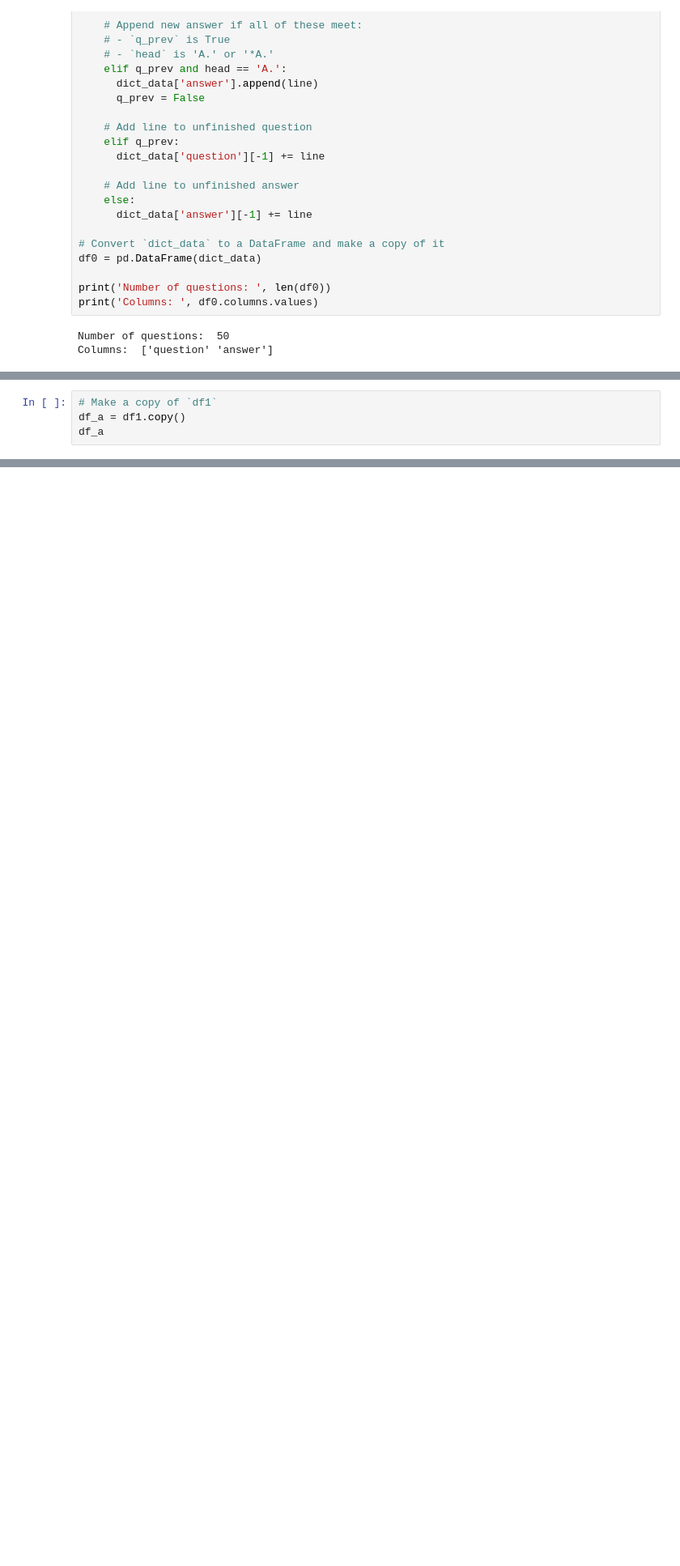
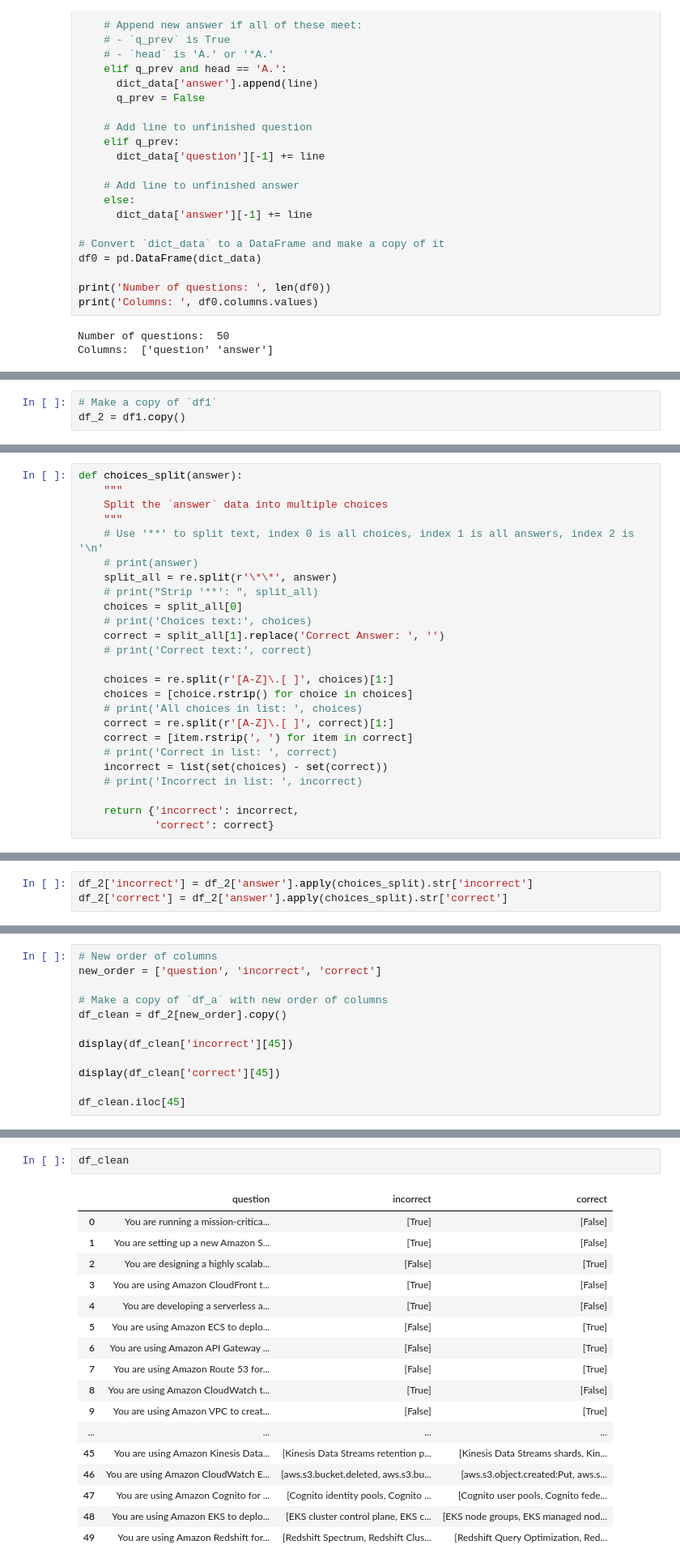
Before and after one commit to linhnde/quiz-data-processing, a Jupyter notebook: reengineer_data.ipynb, the cells around one changed output, grey strips where cells are left out. Shown at 81% size. Cells and saved outputs as stored; diff of their text form; blank space fills up the shorter version.

```diff
--- a/reengineer_data.ipynb
+++ b/reengineer_data.ipynb
@@ -126,4 +130,3 @@ df1['question'] = df1['question'].str.replace('^(?:[1-9]\d{0,4})\s\-\s', '', reg
 # %%
 # Make a copy of `df1`
-df_a = df1.copy()
-df_a
+df_2 = df1.copy()
@@ -400,0 +157,25 @@ df_final.loc[0][incorrect_col].tolist()
+# %%
+def choices_split(answer):
+    """
+    Split the `answer` data into multiple choices
+    """
+    # Use '**' to split text, index 0 is all choices, index 1 is all answers, index 2 is '\n'
+    # print(answer)
+    split_all = re.split(r'\*\*', answer)
+    # print("Strip '**': ", split_all)
+    choices = split_all[0]
+    # print('Choices text:', choices)
+    correct = split_all[1].replace('Correct Answer: ', '')
+    # print('Correct text:', correct)
+
+    choices = re.split(r'[A-Z]\.[ ]', choices)[1:]
+    choices = [choice.rstrip() for choice in choices]
+    # print('All choices in list: ', choices)
+    correct = re.split(r'[A-Z]\.[ ]', correct)[1:]
+    correct = [item.rstrip(', ') for item in correct]
+    # print('Correct in list: ', correct)
+    incorrect = list(set(choices) - set(correct))
+    # print('Incorrect in list: ', incorrect)
+
+    return {'incorrect': incorrect,
+            'correct': correct}
@@ -400,0 +194,3 @@ df_final.loc[0][incorrect_col].tolist()
+# %%
+df_2['incorrect'] = df_2['answer'].apply(choices_split).str['incorrect']
+df_2['correct'] = df_2['answer'].apply(choices_split).str['correct']
@@ -400,0 +203,12 @@ df_final.loc[0][incorrect_col].tolist()
+# %%
+# New order of columns
+new_order = ['question', 'incorrect', 'correct']
+
+# Make a copy of `df_a` with new order of columns
+df_clean = df_2[new_order].copy()
+
+display(df_clean['incorrect'][45])
+
+display(df_clean['correct'][45])
+
+df_clean.iloc[45]
@@ -400,0 +223,20 @@ df_final.loc[0][incorrect_col].tolist()
+# %%
+df_clean
+# %% [output]
+|  | question | incorrect | correct |
+| 0 | You are running a mission-critica... | [True] | [False] |
+| 1 | You are setting up a new Amazon S... | [True] | [False] |
+| 2 | You are designing a highly scalab... | [False] | [True] |
+| 3 | You are using Amazon CloudFront t... | [True] | [False] |
+| 4 | You are developing a serverless a... | [True] | [False] |
+| 5 | You are using Amazon ECS to deplo... | [False] | [True] |
+| 6 | You are using Amazon API Gateway ... | [False] | [True] |
+| 7 | You are using Amazon Route 53 for... | [False] | [True] |
+| 8 | You are using Amazon CloudWatch t... | [True] | [False] |
+| 9 | You are using Amazon VPC to creat... | [False] | [True] |
+| ... | ... | ... | ... |
+| 45 | You are using Amazon Kinesis Data... | [Kinesis Data Streams retention p... | [Kinesis Data Streams shards, Kin... |
+| 46 | You are using Amazon CloudWatch E... | [aws.s3.bucket.deleted, aws.s3.bu... | [aws.s3.object.created:Put, aws.s... |
+| 47 | You are using Amazon Cognito for ... | [Cognito identity pools, Cognito ... | [Cognito user pools, Cognito fede... |
+| 48 | You are using Amazon EKS to deplo... | [EKS cluster control plane, EKS c... | [EKS node groups, EKS managed nod... |
+| 49 | You are using Amazon Redshift for... | [Redshift Spectrum, Redshift Clus... | [Redshift Query Optimization, Red... |
```
Also changed, not shown: parts of 29 cells of this notebook.
